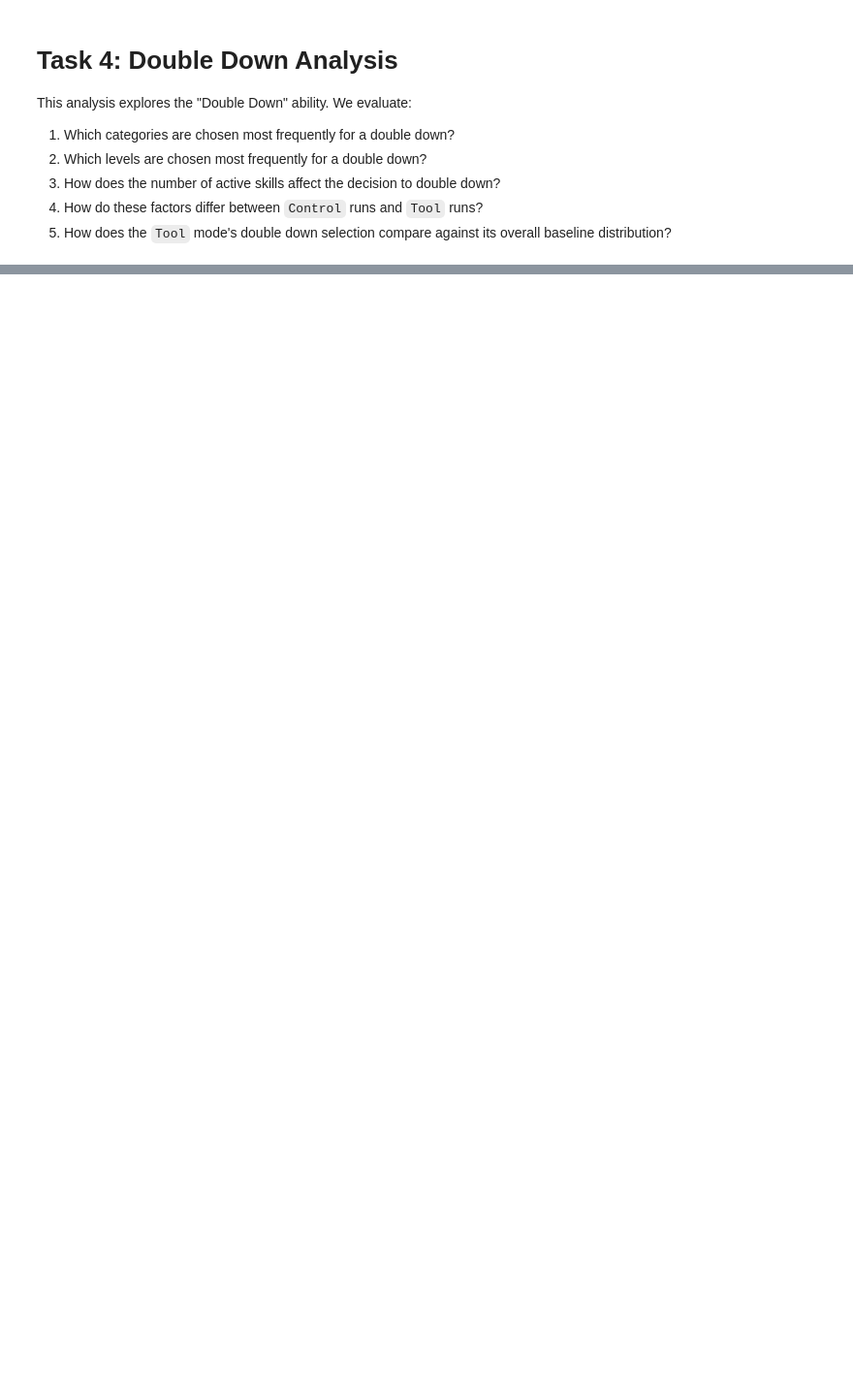
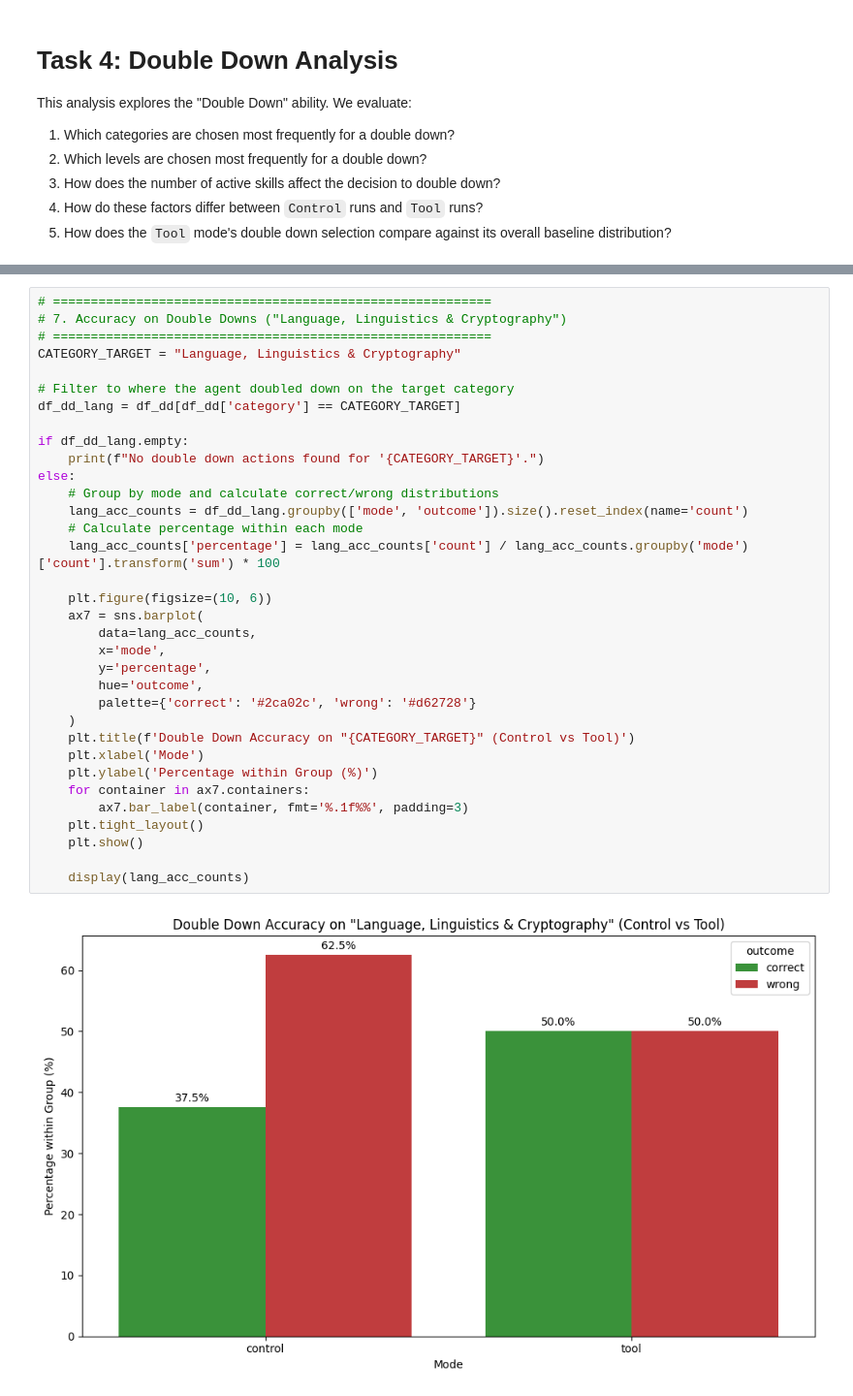
Before and after one commit to Lakindu2003/dungeon_of_self, a Jupyter notebook: backend/results_viewer/notebooks/task_4_double_down.ipynb, the cells around one changed output, grey strips where cells are left out. Shown at 97% size. Drawn from its saved outputs; the diff is of its cells as text; blank space fills up the shorter version.

```diff
--- a/backend/results_viewer/notebooks/task_4_double_down.ipynb
+++ b/backend/results_viewer/notebooks/task_4_double_down.ipynb
@@ -280,0 +299,36 @@ Raw Counts Table:
+# %%
+# ==========================================================
+# 7. Accuracy on Double Downs ("Language, Linguistics & Cryptography")
+# ==========================================================
+CATEGORY_TARGET = "Language, Linguistics & Cryptography"
+
+# Filter to where the agent doubled down on the target category
+df_dd_lang = df_dd[df_dd['category'] == CATEGORY_TARGET]
+
+if df_dd_lang.empty:
+    print(f"No double down actions found for '{CATEGORY_TARGET}'.")
+else:
+    # Group by mode and calculate correct/wrong distributions
+    lang_acc_counts = df_dd_lang.groupby(['mode', 'outcome']).size().reset_index(name='count')
+    # Calculate percentage within each mode
+    lang_acc_counts['percentage'] = lang_acc_counts['count'] / lang_acc_counts.groupby('mode')['count'].transform('sum') * 100
+
+    plt.figure(figsize=(10, 6))
+    ax7 = sns.barplot(
+        data=lang_acc_counts,
+        x='mode',
+        y='percentage',
+        hue='outcome',
+        palette={'correct': '#2ca02c', 'wrong': '#d62728'}
+    )
+    plt.title(f'Double Down Accuracy on "{CATEGORY_TARGET}" (Control vs Tool)')
+    plt.xlabel('Mode')
+    plt.ylabel('Percentage within Group (%)')
+    for container in ax7.containers:
+        ax7.bar_label(container, fmt='%.1f%%', padding=3)
+    plt.tight_layout()
+    plt.show()
+
+    display(lang_acc_counts)
+# %% [output]
+[figure, added]
```
Also changed, not shown: parts of 6 cells of this notebook, 8 other files.
